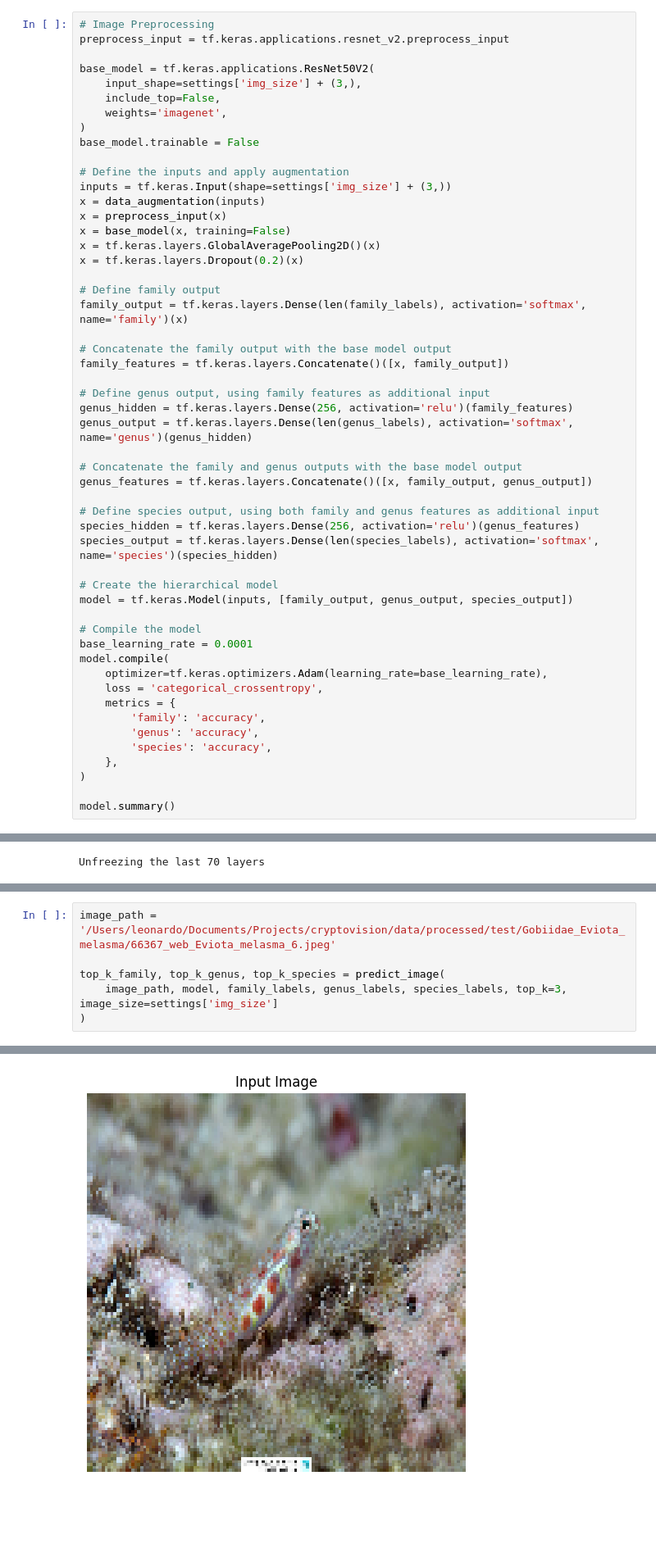
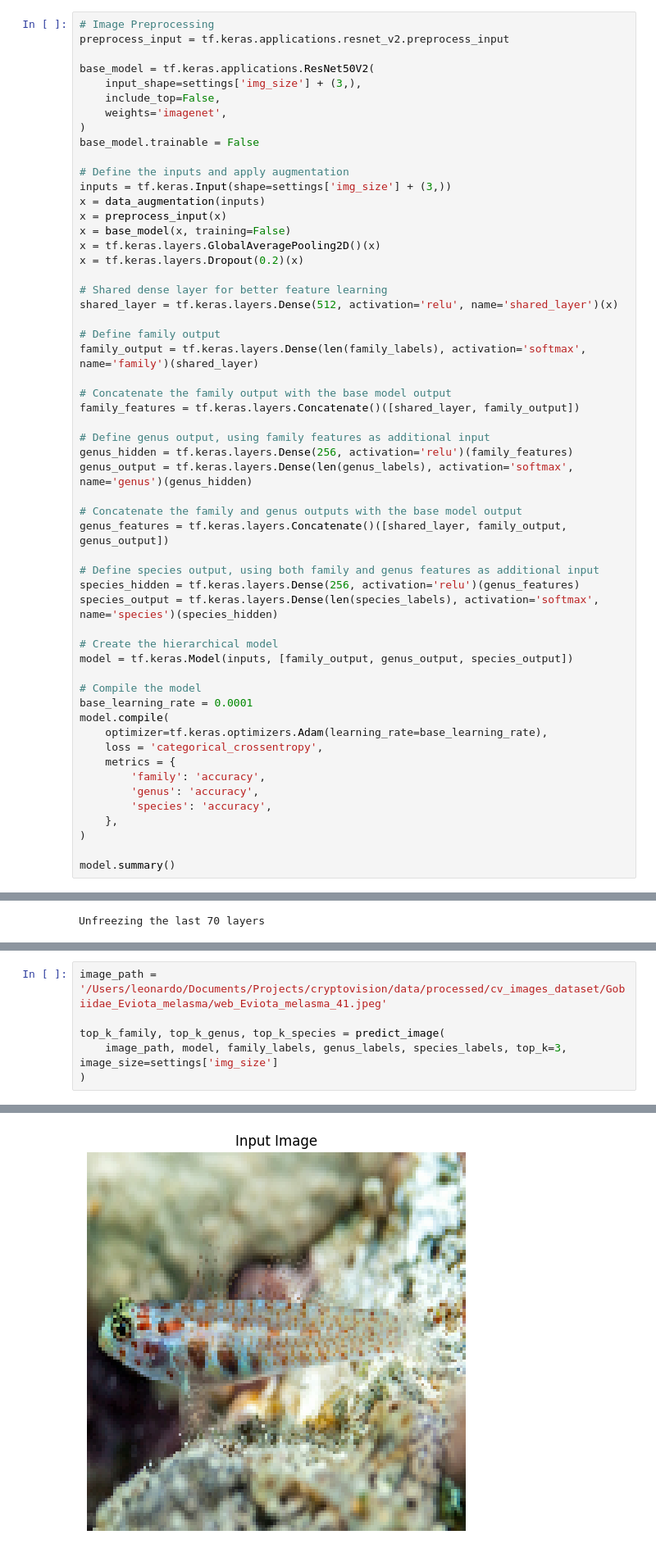
Before and after one commit to leonardo-reginato/cryptovision, a Jupyter notebook: notebooks/examples/multi_output_ftun_template.ipynb, the cells around one changed output, grey strips where cells are left out. Shown at 82% size. Saved outputs shown, nothing was run; the diff lists cells and outputs as text; blank space fills up the shorter version.

Commit message:
chore: lcpl nb + shared layer for multi output template nb

```diff
--- a/notebooks/examples/multi_output_ftun_template.ipynb
+++ b/notebooks/examples/multi_output_ftun_template.ipynb
@@ -404,18 +404,21 @@ x = base_model(x, training=False)
 x = tf.keras.layers.GlobalAveragePooling2D()(x)
 x = tf.keras.layers.Dropout(0.2)(x)
 
+# Shared dense layer for better feature learning
+shared_layer = tf.keras.layers.Dense(512, activation='relu', name='shared_layer')(x)
+
 # Define family output
-family_output = tf.keras.layers.Dense(len(family_labels), activation='softmax', name='family')(x)
+family_output = tf.keras.layers.Dense(len(family_labels), activation='softmax', name='family')(shared_layer)
 
 # Concatenate the family output with the base model output
-family_features = tf.keras.layers.Concatenate()([x, family_output])
+family_features = tf.keras.layers.Concatenate()([shared_layer, family_output])
 
 # Define genus output, using family features as additional input
 genus_hidden = tf.keras.layers.Dense(256, activation='relu')(family_features)
 genus_output = tf.keras.layers.Dense(len(genus_labels), activation='softmax', name='genus')(genus_hidden)
 
 # Concatenate the family and genus outputs with the base model output
-genus_features = tf.keras.layers.Concatenate()([x, family_output, genus_output])
+genus_features = tf.keras.layers.Concatenate()([shared_layer, family_output, genus_output])
 
 # Define species output, using both family and genus features as additional input
 species_hidden = tf.keras.layers.Dense(256, activation='relu')(genus_features)
@@ -552,5 +555,5 @@ Species Acc: 0.699
 # %%
-image_path = '/Users/leonardo/Documents/Projects/cryptovision/data/processed/test/Gobiidae_Eviota_melasma/66367_web_Eviota_melasma_6.jpeg'
+image_path = '/Users/leonardo/Documents/Projects/cryptovision/data/processed/cv_images_dataset/Gobiidae_Eviota_melasma/web_Eviota_melasma_41.jpeg'
 
 top_k_family, top_k_genus, top_k_species = predict_image(
     image_path, model, family_labels, genus_labels, species_labels, top_k=3, image_size=settings['img_size']
@@ -560,2 +563,2 @@ top_k_family, top_k_genus, top_k_species = predict_image(
-[figure, old version]
+[figure, new version]
 Top 3 Family Predictions:
```
Also changed, not shown: parts of 11 cells of this notebook, 1 other file.
